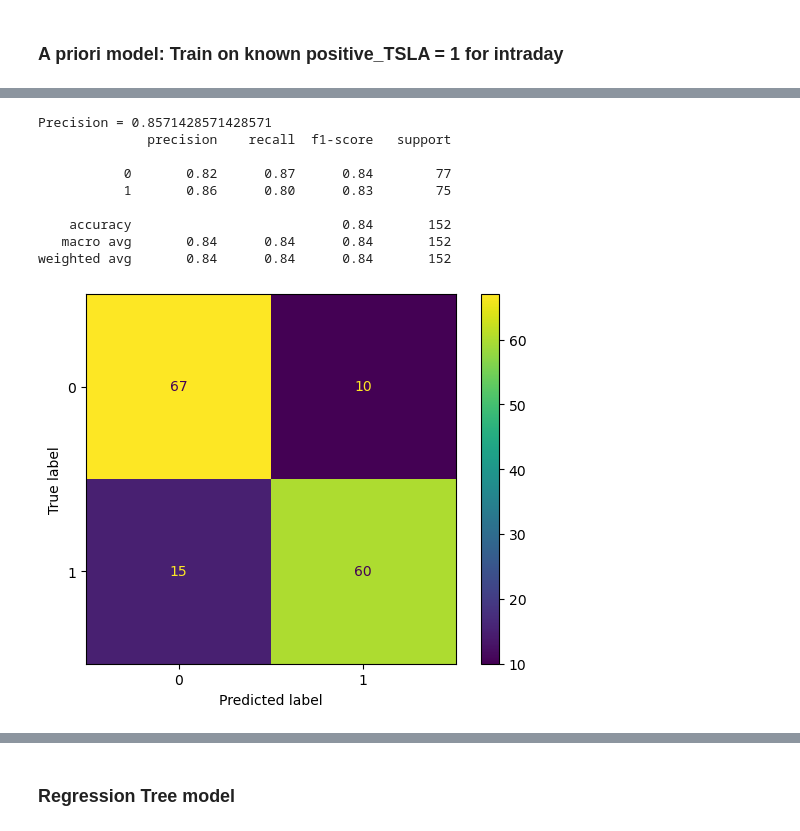
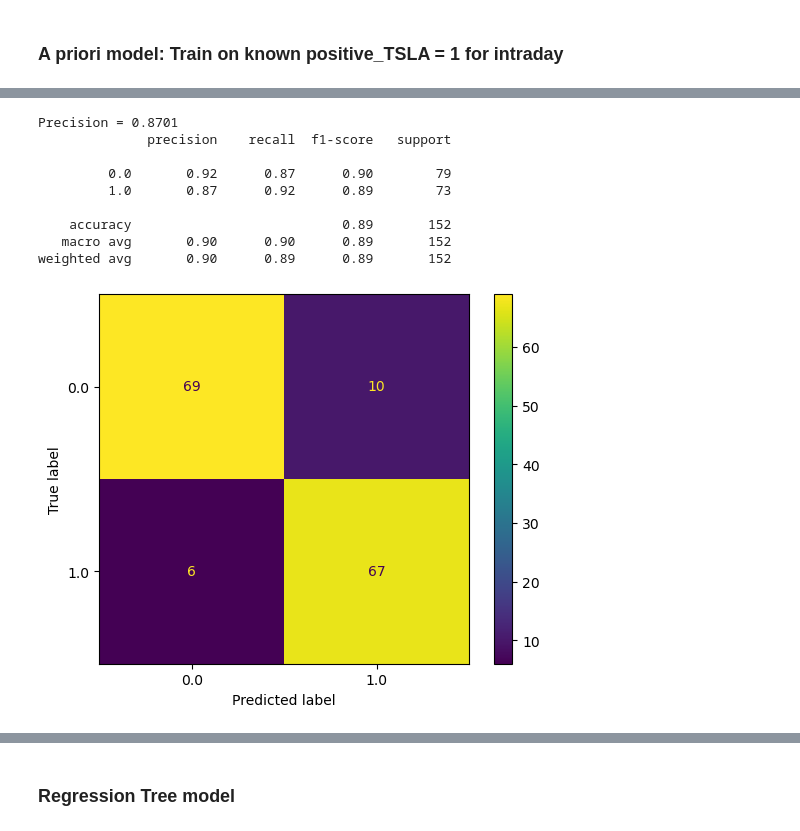
Before and after one commit to vanguardfox/ADS-505-Group6-2023, a Jupyter notebook: tsla.ipynb, the cells around one changed output, grey strips where cells are left out. Cells and saved outputs as stored; diff of their text form; code cells hidden in the pictures.

```diff
--- a/tsla.ipynb
+++ b/tsla.ipynb
@@ -946,8 +1280,18 @@ rf
 # %%
+# rf_cv = RandomForestClassifier(max_depth=10, min_impurity_decrease=0, min_samples_split=8, random_state=14)
+# rf_cv.fit(train_df, train_y)
+
+# rf_cv_pred = rf_cv.predict(valid_df[predictors.columns])
+# rf_cv_pred = pd.Series(rf_cv_pred, index=valid_df.index)
+# precision = precision_score(valid_y, rf_cv_pred)
+# print("Precision =", precision)
+
+# ***Delete above?***
+
 rf_cv = RandomForestClassifier(max_depth=10, min_impurity_decrease=0, min_samples_split=8, random_state=14)
-rf_cv.fit(train_df, train_y)
+rf_cv.fit(X_norm_train, y_norm_train)
 
-rf_cv_pred = rf_cv.predict(valid_df[predictors.columns])
-rf_cv_pred = pd.Series(rf_cv_pred, index=valid_df.index)
-precision = precision_score(valid_y, rf_cv_pred)
-print("Precision =", precision)
+rf_cv_pred = rf_cv.predict(X_norm_test[X_norm.columns])
+rf_cv_pred = pd.Series(rf_cv_pred, index=X_norm_test.index)
+precision = precision_score(y_norm_test, rf_cv_pred)
+print("Precision =", round(precision,4))
@@ -1073,27 +1479,45 @@ Precision = 0.8253968253968254
 # %%
-mlp = MLPClassifier(hidden_layer_sizes=(5,5,5), activation='identity', solver='lbfgs', max_iter=500, random_state=14)
-mlp.fit(pos_train_df, pos_train_y)
+# mlp = MLPClassifier(hidden_layer_sizes=(5,5,5), activation='identity', solver='lbfgs', max_iter=500, random_state=14)
+# mlp.fit(pos_train_df, pos_train_y)
 
-nn_train_pred = mlp.predict(pos_valid_df[X_z.columns])
-nn_train_pred = pd.Series(nn_train_pred, index=pos_valid_df.index)
-precision = precision_score(pos_valid_y, nn_train_pred)
-print("Precision =", precision)
+# nn_train_pred = mlp.predict(pos_valid_df[X_z.columns])
+# nn_train_pred = pd.Series(nn_train_pred, index=pos_valid_df.index)
+# precision = precision_score(pos_valid_y, nn_train_pred)
+# print("Precision =", precision)
 
-# Reference: https://scikit-learn.org/stable/modules/generated/sklearn.metrics.ConfusionMatrixDisplay.html
-#            #sklearn.metrics.ConfusionMatrixDisplay
-cm = confusion_matrix(pos_valid_y, nn_train_pred, labels=mlp.classes_)
+# # Reference: https://scikit-learn.org/stable/modules/generated/sklearn.metrics.ConfusionMatrixDisplay.html
+# #            #sklearn.metrics.ConfusionMatrixDisplay
+# cm = confusion_matrix(pos_valid_y, nn_train_pred, labels=mlp.classes_)
+# cmd = ConfusionMatrixDisplay(confusion_matrix=cm, display_labels=mlp.classes_)
+# cmd.plot()
+# print(classification_report(pos_valid_y, nn_train_pred))
+
+
+# ***Delete above?***
+
+
+mlp = MLPClassifier(hidden_layer_sizes=(5, 5, 5), activation='identity', solver='lbfgs', max_iter=500, random_state=14)
+mlp.fit(X_norm_train, y_norm_train)
+
+nn_train_pred = mlp.predict(X_norm_test[X_norm.columns])
+nn_train_pred = pd.Series(nn_train_pred, index=X_norm_test.index)
+precision = precision_score(y_norm_test, nn_train_pred)
+print("Precision =", round(precision,4))
+
+cm = confusion_matrix(y_norm_test, nn_train_pred, labels=mlp.classes_)
 cmd = ConfusionMatrixDisplay(confusion_matrix=cm, display_labels=mlp.classes_)
 cmd.plot()
-print(classification_report(pos_valid_y, nn_train_pred))
+
+print(classification_report(y_norm_test, nn_train_pred))
 # %% [output]
-Precision = 0.8571428571428571
+Precision = 0.8701
               precision    recall  f1-score   support
 
-           0       0.82      0.87      0.84        77
-           1       0.86      0.80      0.83        75
+         0.0       0.92      0.87      0.90        79
+         1.0       0.87      0.92      0.89        73
 
-    accuracy                           0.84       152
-   macro avg       0.84      0.84      0.84       152
-weighted avg       0.84      0.84      0.84       152
+    accuracy                           0.89       152
+   macro avg       0.90      0.90      0.89       152
+weighted avg       0.90      0.89      0.89       152
-[figure, old version]
+[figure, new version]
 # %%
```
Also changed, not shown: parts of 88 cells of this notebook.
